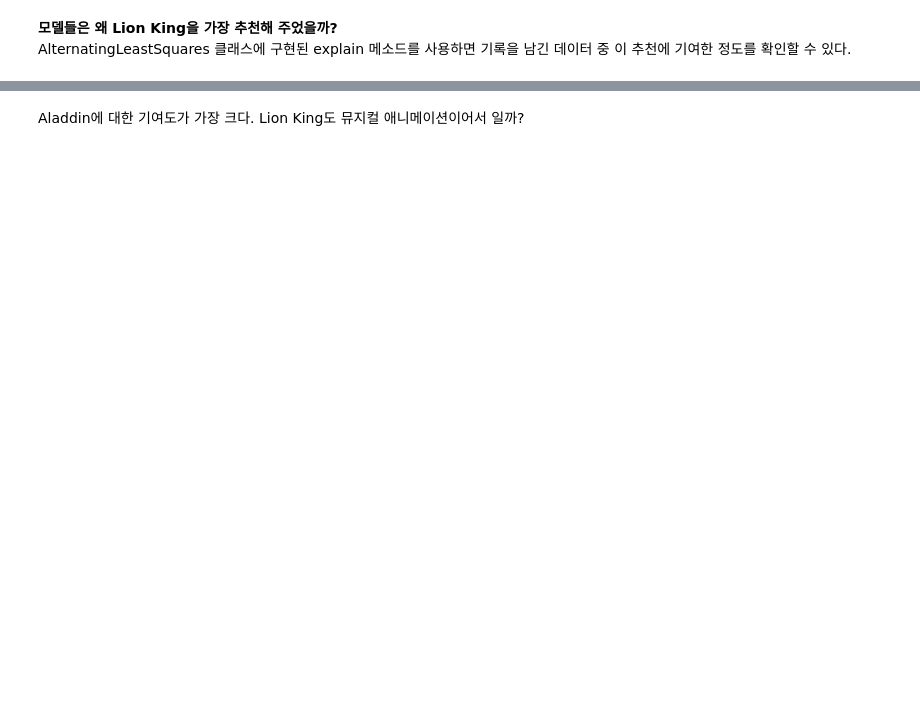
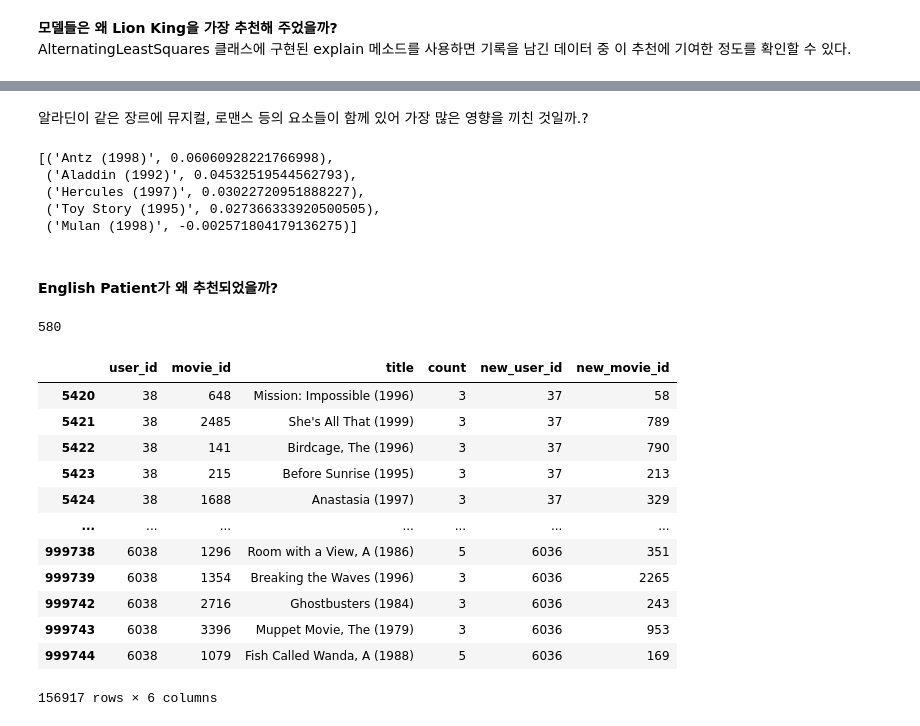
Before and after one commit to p2yeong/AIFFEL-Study, a Jupyter notebook: exploration/E9_recommend_movies.ipynb, the cells around one changed output, grey strips where cells are left out. Cells and saved outputs as stored; diff of their text form; code cells hidden in the pictures; blank space fills up the shorter version.

```diff
--- a/exploration/E9_recommend_movies.ipynb
+++ b/exploration/E9_recommend_movies.ipynb
@@ -521,2 +516,43 @@ explain_lionking = als_model.explain(user, csr_data, itemid=lionking)
-# %% [markdown]
-Aladdin에 대한 기여도가 가장 크다. Lion King도 뮤지컬 애니메이션이어서 일까?
+# %% [markdown]
+알라딘이 같은 장르에 뮤지컬, 로맨스 등의 요소들이 함께 있어 가장 많은 영향을 끼친 것일까.?
+# %%
+english_patient = movie_to_idx['English Patient, The (1996)']
+explain_english_patient = als_model.explain(user, csr_data, itemid=english_patient)
+
+# 추천한 콘텐츠의 점수에 기여한 다른 콘텐츠와 기여도(합이 콘텐츠의 점수가 됩니다.)
+[(idx_to_movie[i[0]], i[1]) for i in explain_english_patient[1]]
+# %% [output]
+[('Antz (1998)', 0.06060928221766998),
+ ('Aladdin (1992)', 0.04532519544562793),
+ ('Hercules (1997)', 0.03022720951888227),
+ ('Toy Story (1995)', 0.027366333920500505),
+ ('Mulan (1998)', -0.002571804179136275)]
+# %% [markdown]
+#### English Patient가 왜 추천되었을까?
+# %%
+ep = data[data['movie_id']==1183] # english patient 영화를 본사람
+ep2 = df[df['count']>3]# 그중 점수 4점 이상을 준사람 =  그영화를 좋아하는 사람
+user_unique_ep = ep2['user_id'].unique() # eglish patient의 팬인 사람의 고유 id
+
+user_unique_ep = list(user_unique_ep)
+len(user_unique_ep)
+# %% [output]
+580
+# %%
+# eglish patient의 팬들의 ratings 기록
+df_fans = data[data['user_id'].isin(user_unique_ep)]
+df_fans
+# %% [output]
+|  | user_id | movie_id | title | count | new_user_id | new_movie_id |
+| 5420 | 38 | 648 | Mission: Impossible (1996) | 3 | 37 | 58 |
+| 5421 | 38 | 2485 | She's All That (1999) | 3 | 37 | 789 |
+| 5422 | 38 | 141 | Birdcage, The (1996) | 3 | 37 | 790 |
+| 5423 | 38 | 215 | Before Sunrise (1995) | 3 | 37 | 213 |
+| 5424 | 38 | 1688 | Anastasia (1997) | 3 | 37 | 329 |
+| ... | ... | ... | ... | ... | ... | ... |
+| 999738 | 6038 | 1296 | Room with a View, A (1986) | 5 | 6036 | 351 |
+| 999739 | 6038 | 1354 | Breaking the Waves (1996) | 3 | 6036 | 2265 |
+| 999742 | 6038 | 2716 | Ghostbusters (1984) | 3 | 6036 | 243 |
+| 999743 | 6038 | 3396 | Muppet Movie, The (1979) | 3 | 6036 | 953 |
+| 999744 | 6038 | 1079 | Fish Called Wanda, A (1988) | 5 | 6036 | 169 |
+156917 rows × 6 columns
```
Also changed, not shown: parts of 38 cells of this notebook.
